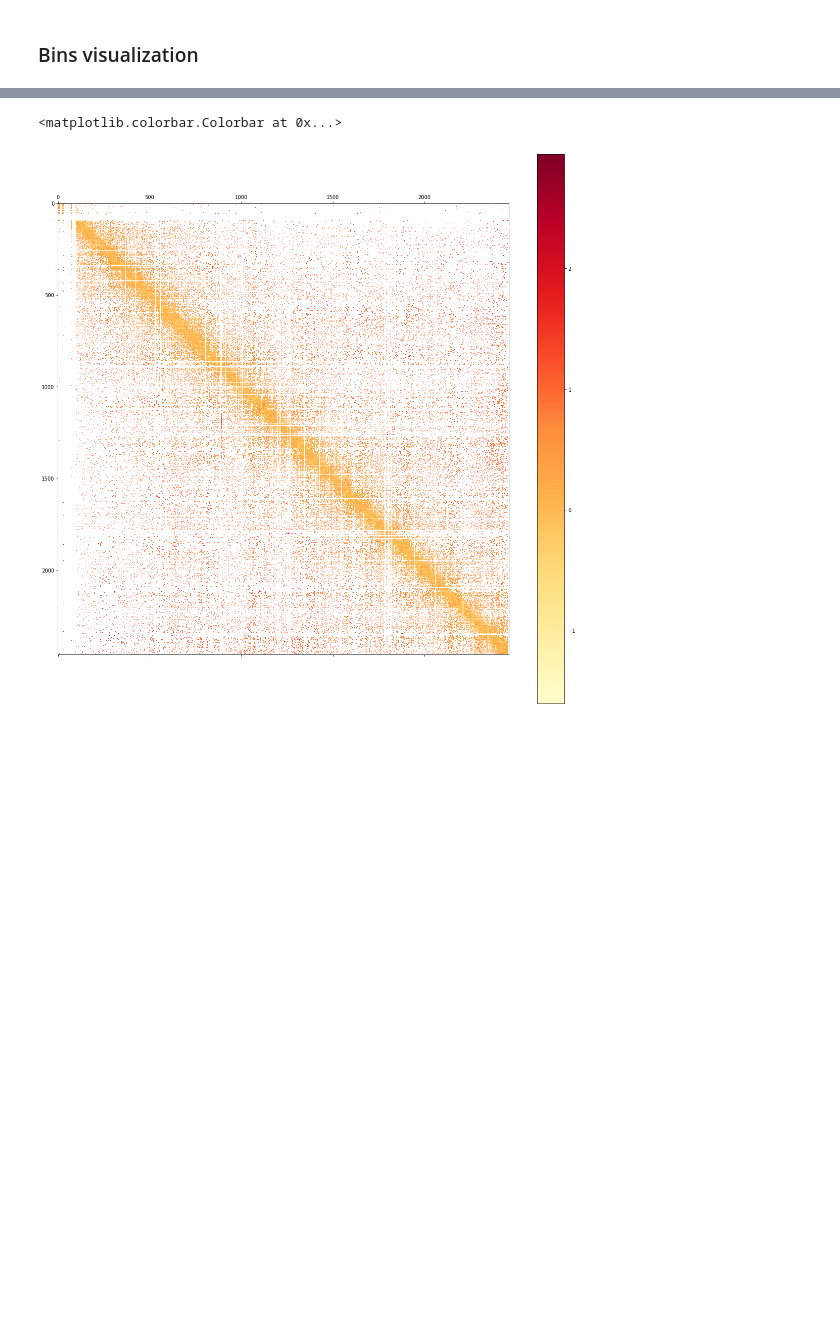
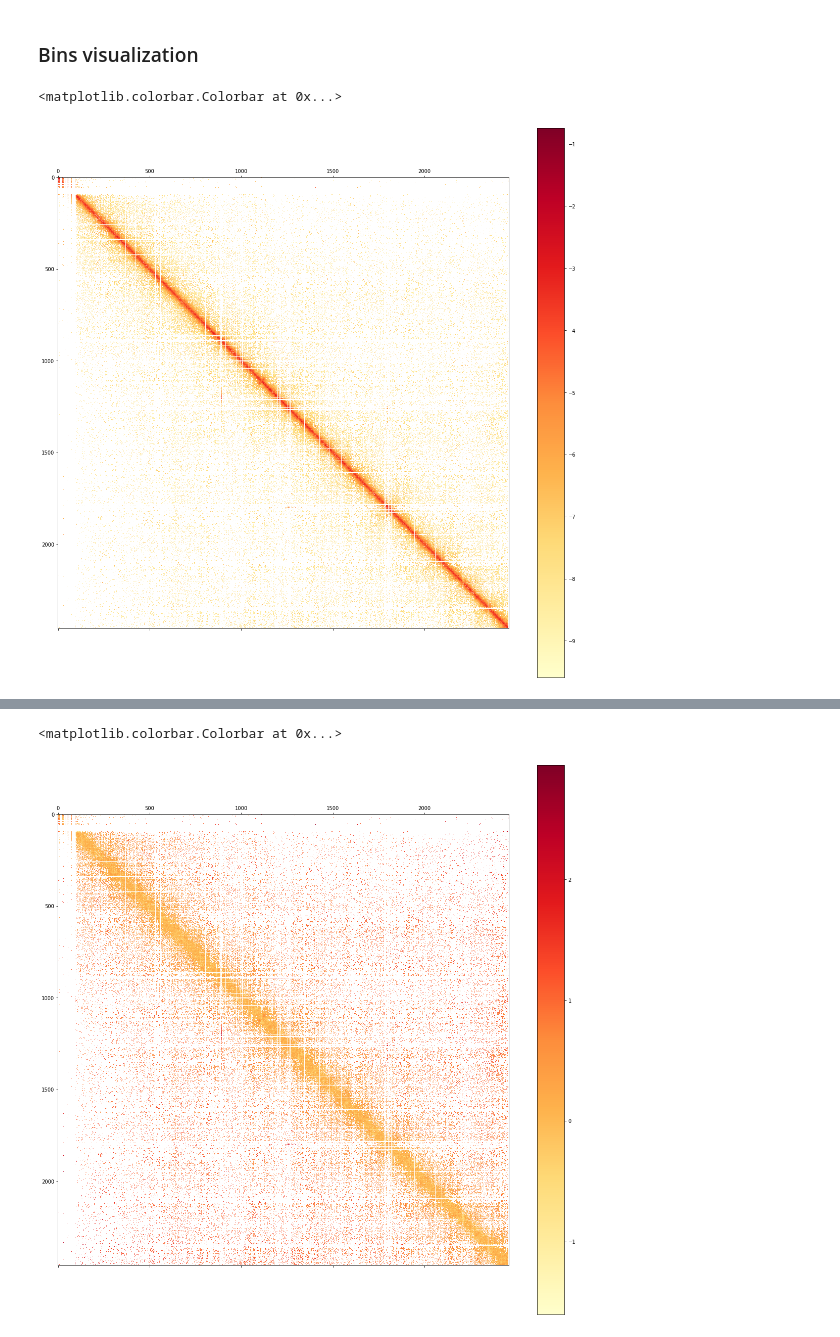
Before and after one commit to GoodBoy962/Dictyostelium-loops, a Jupyter notebook: dicty/Loops visualisation.ipynb, the cells around one changed output, grey strips where cells are left out. Saved outputs shown, nothing was run; the diff lists cells and outputs as text; code cells hidden in the pictures; blank space fills up the shorter version.

```diff
--- a/dicty/Loops visualisation.ipynb
+++ b/dicty/Loops visualisation.ipynb
@@ -15,4 +15,12 @@ import math
 chr_num = 1
 chr = 'chr' + str(chr_num)
 # %%
-arr = np.load('2kb_'+str(chr_num)+'chr_norm_log.npy')
+arr = np.load('arrs/2kb_chr'+str(chr_num)+'_log.npy')
+# %%
+fig = plt.figure(figsize=(20, 20))
+ax = fig.add_subplot(111)
+im = ax.matshow(arr, cmap='YlOrRd')
+fig.colorbar(im)
+# %% [output]
+<matplotlib.colorbar.Colorbar at 0x...>
+[figure, added]
```
Also changed, not shown: parts of 8 cells of this notebook, 1 other file.
